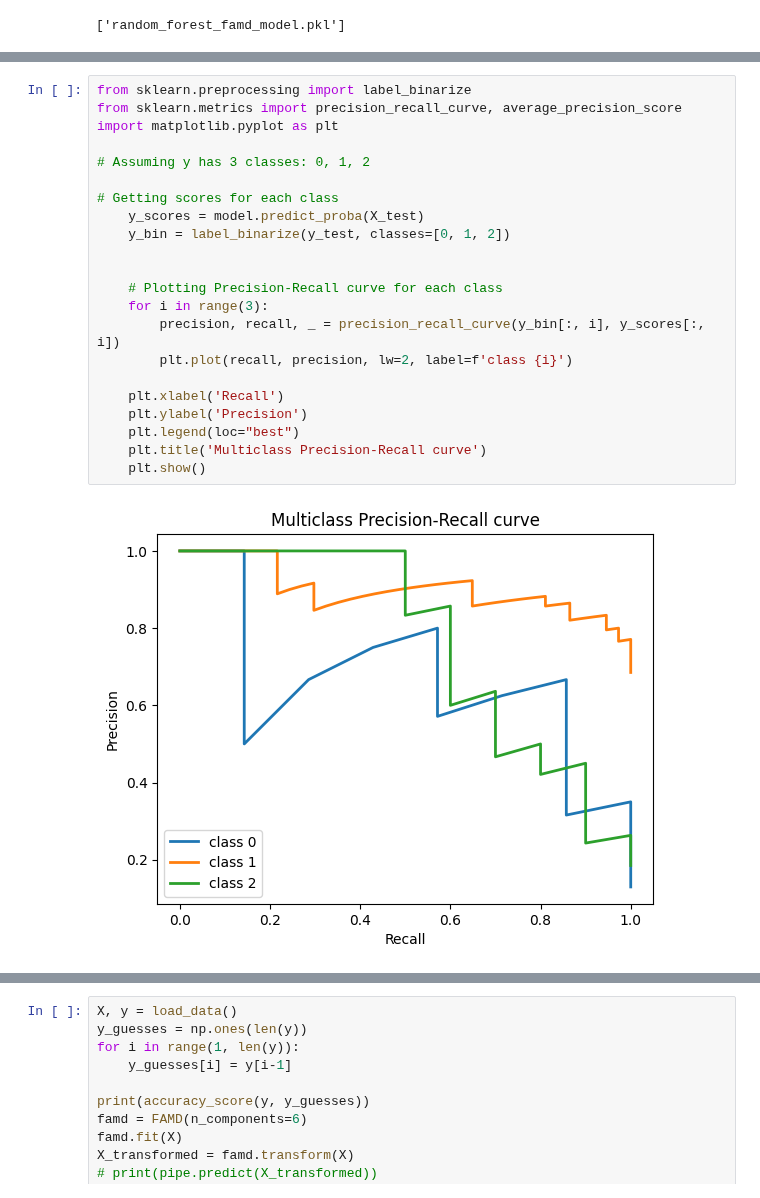
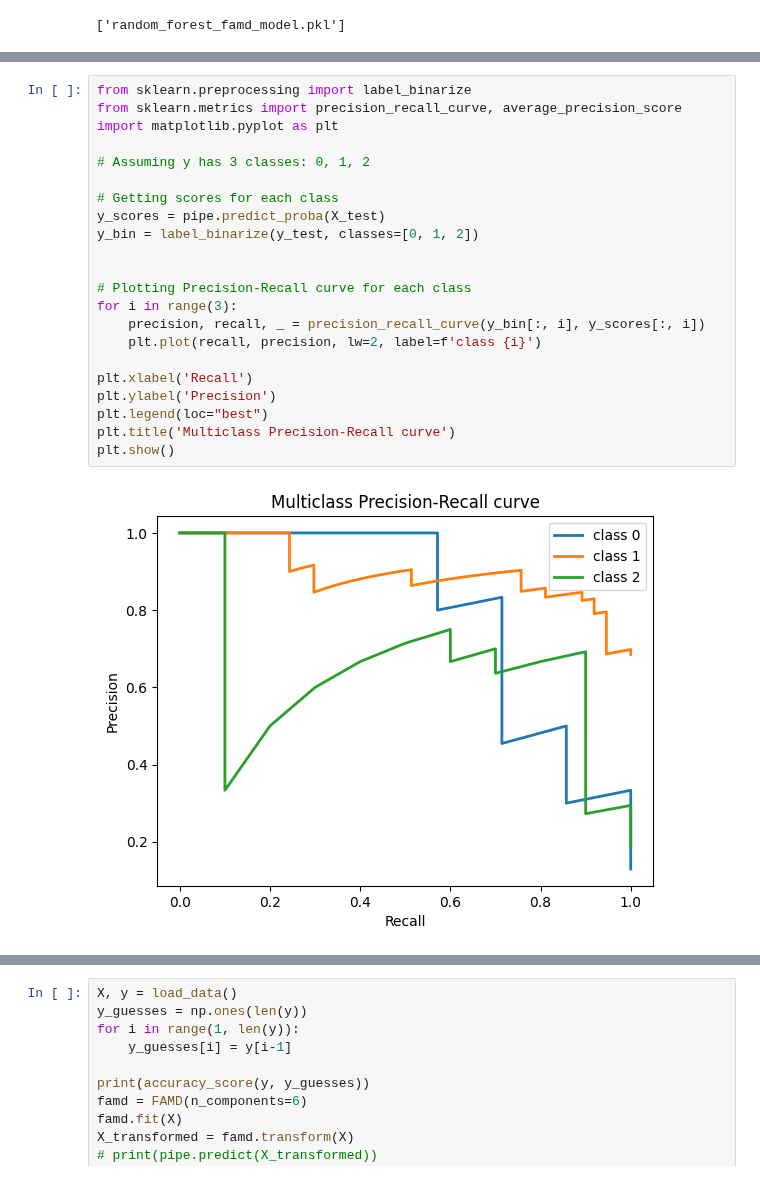
Before and after one commit to elmella/how-interest-ing, a Jupyter notebook: purest_model_training.ipynb, the cells around one changed output, grey strips where cells are left out. Cells and saved outputs as stored; diff of their text form.

```diff
--- a/purest_model_training.ipynb
+++ b/purest_model_training.ipynb
@@ -184,24 +184,24 @@ Average Accuracy: 0.7957575757575758
 # %%
 from sklearn.preprocessing import label_binarize
 from sklearn.metrics import precision_recall_curve, average_precision_score
 import matplotlib.pyplot as plt
 
 # Assuming y has 3 classes: 0, 1, 2
 
 # Getting scores for each class
-    y_scores = model.predict_proba(X_test)
-    y_bin = label_binarize(y_test, classes=[0, 1, 2])
+y_scores = pipe.predict_proba(X_test)
+y_bin = label_binarize(y_test, classes=[0, 1, 2])
 
 
-    # Plotting Precision-Recall curve for each class
-    for i in range(3):
-        precision, recall, _ = precision_recall_curve(y_bin[:, i], y_scores[:, i])
-        plt.plot(recall, precision, lw=2, label=f'class {i}')
+# Plotting Precision-Recall curve for each class
+for i in range(3):
+    precision, recall, _ = precision_recall_curve(y_bin[:, i], y_scores[:, i])
+    plt.plot(recall, precision, lw=2, label=f'class {i}')
 
-    plt.xlabel('Recall')
-    plt.ylabel('Precision')
-    plt.legend(loc="best")
-    plt.title('Multiclass Precision-Recall curve')
-    plt.show()
+plt.xlabel('Recall')
+plt.ylabel('Precision')
+plt.legend(loc="best")
+plt.title('Multiclass Precision-Recall curve')
+plt.show()
 # %% [output]
-[figure, old version]
+[figure, new version]
```
Also changed, not shown: parts of 2 cells of this notebook, 9 other files.
